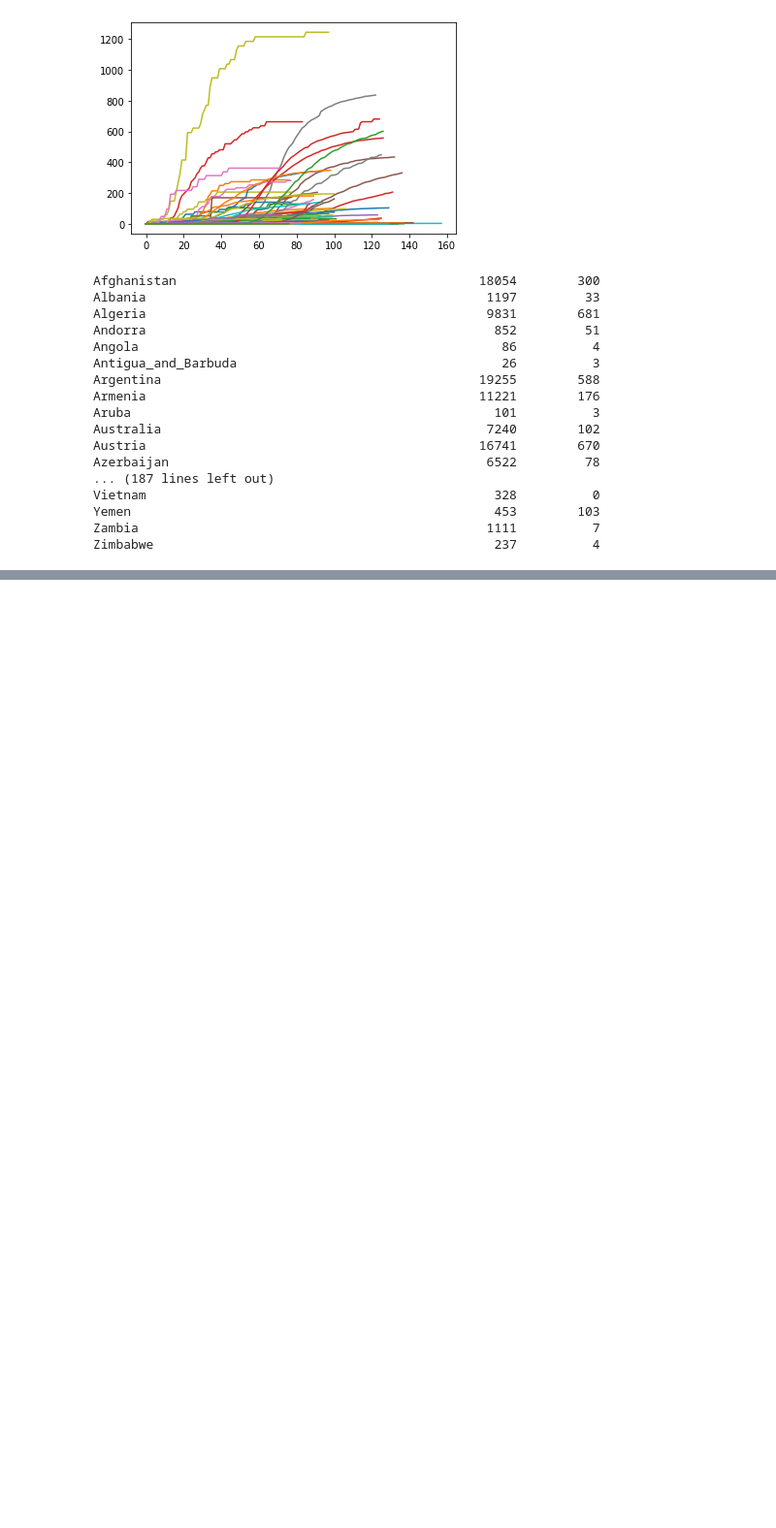
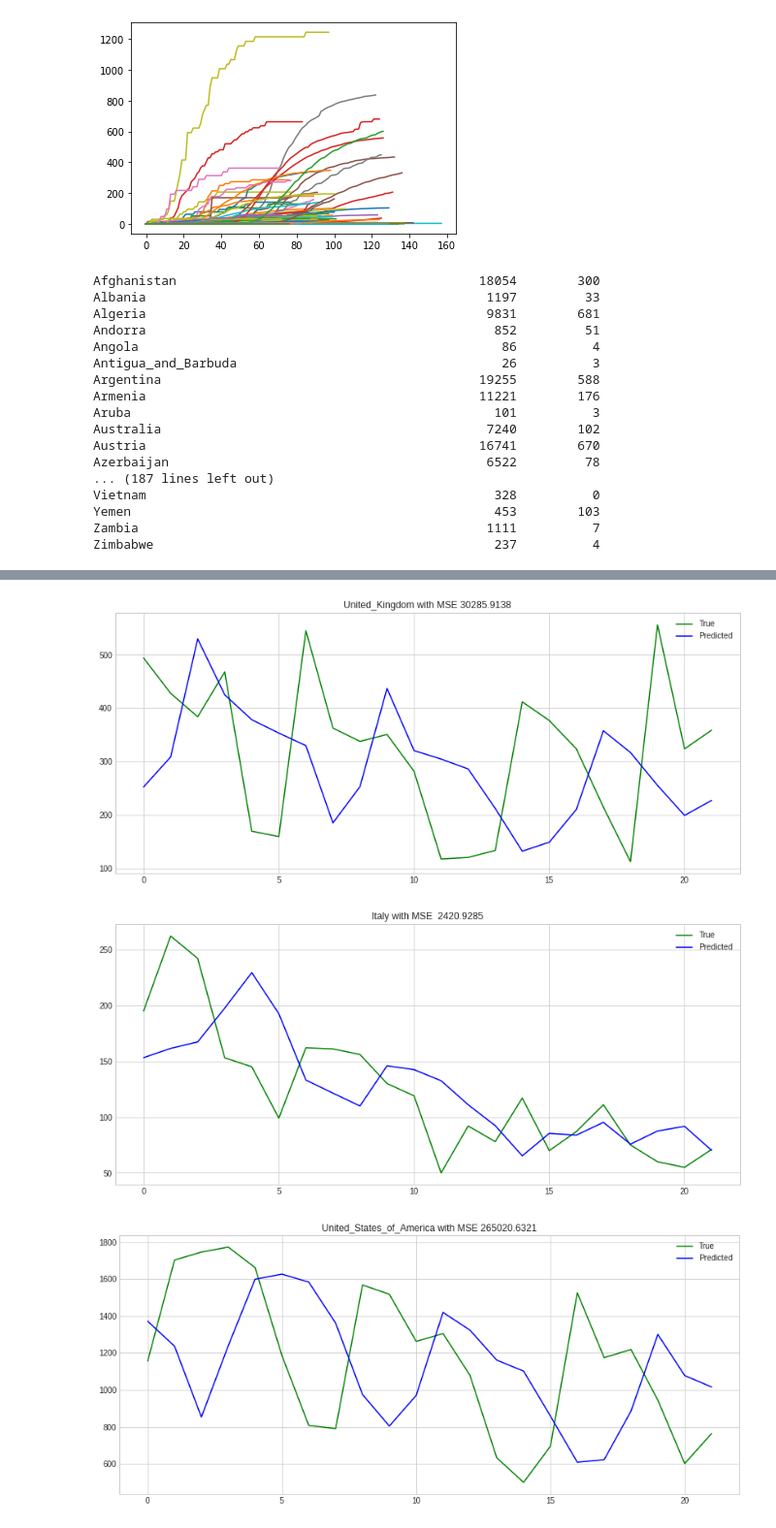
Before and after one commit to kartika-nair/Benchmarking_Of_NODE, a Jupyter notebook: Visualisation.ipynb, the cells around one changed output, grey strips where cells are left out. Shown at 97% size. Cells and saved outputs as stored; diff of their text form; code cells hidden in the pictures; blank space fills up the shorter version.

```diff
--- a/Visualisation.ipynb
+++ b/Visualisation.ipynb
@@ -237,0 +303,13 @@ Canada                                        Peru
+# %%
+for i in transform_train_cases.keys():
+    print(i, transform_train_cases[i].shape)
+print("\n")
+for i in transform_test_cases.keys():
+    print(i, transform_test_cases[i].shape)
+
+print("\n")
+for i in transform_train_deaths.keys():
+    print(i, transform_train_deaths[i].shape)
+print("\n")
+for i in transform_test_deaths.keys():
+    print(i, transform_test_deaths[i].shape)
@@ -237,0 +524,19 @@ Canada                                        Peru
+# %%
+pred_result_deaths = {}
+for country in training_countries:
+    y_true = scaler_deaths[country].inverse_transform(testset_deaths[country]["y"].reshape(-1,1))
+    y_pred = scaler_deaths[country].inverse_transform(regressor_deaths.predict(testset_deaths[country]["X"]))
+    MSE = mean_squared_error(y_true, y_pred)
+    pred_result_deaths[country] = {}
+    pred_result_deaths[country]["True"] = y_true
+    pred_result_deaths[country]["Pred"] = y_pred
+
+    plt.figure(figsize=(14,6))
+    plt.title("{} with MSE {:10.4f}".format(country,MSE))
+    plt.plot(y_true, color='green')
+    plt.plot(y_pred, color='blue')
+    plt.legend(["True", "Predicted"])
+# %% [output]
+[figure, added]
+[figure, added]
+[figure, added]
```
Also changed, not shown: parts of 15 cells of this notebook.
